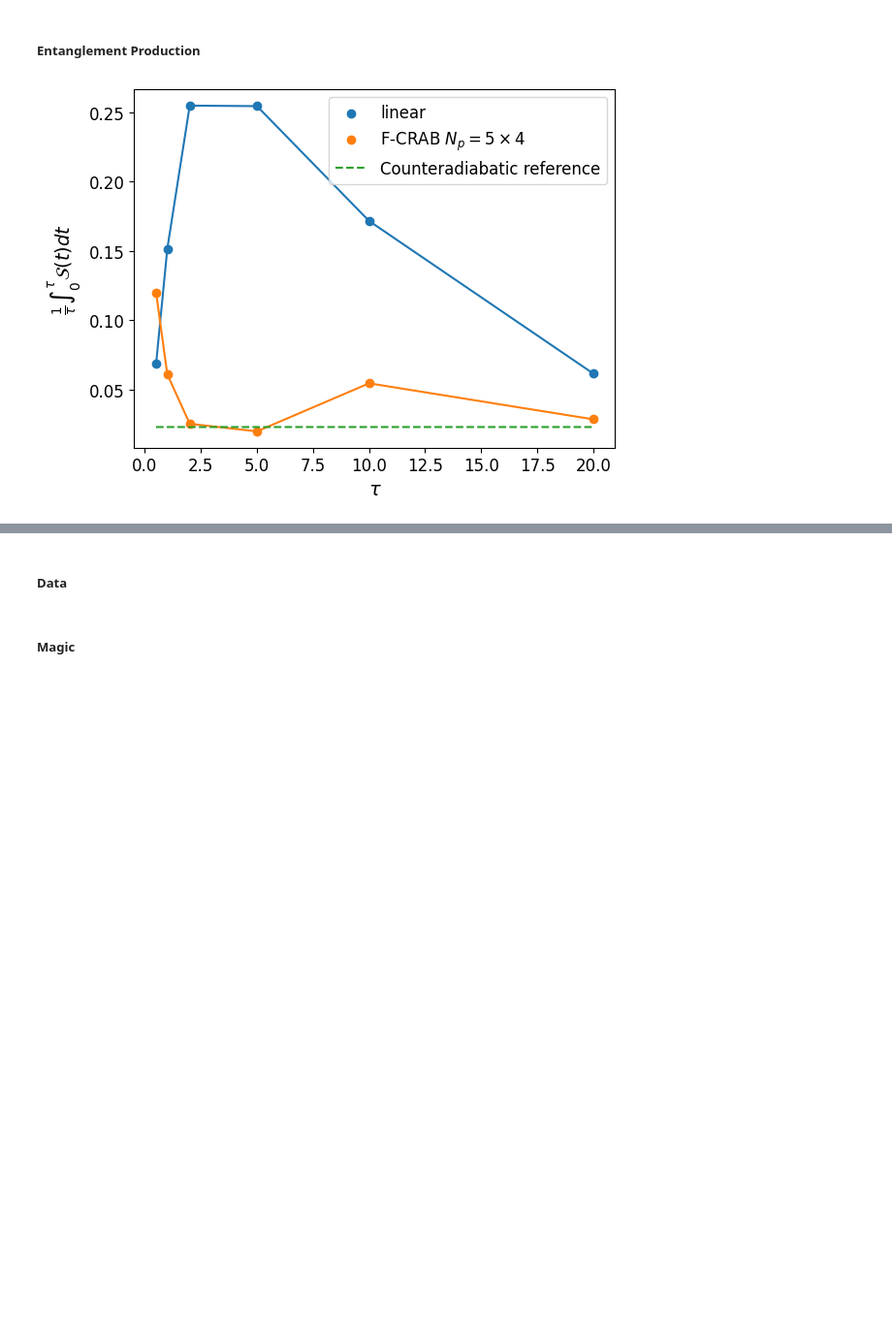
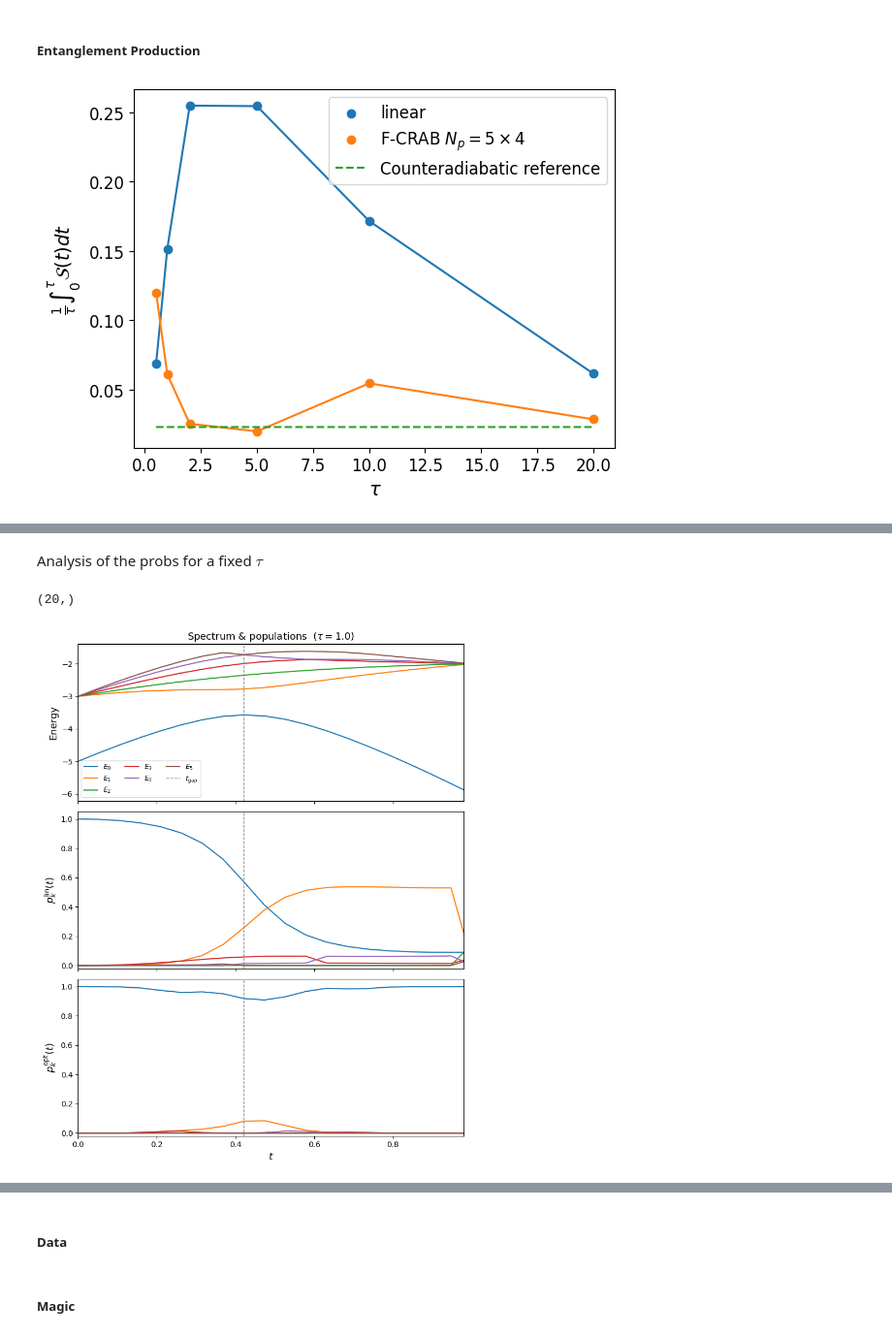
Before and after one commit to emacosta95/Magic4Annealing, a Jupyter notebook: Results.ipynb, the cells around one changed output, grey strips where cells are left out. Shown at 97% size. Drawn from its saved outputs; the diff is of its cells as text; code cells hidden in the pictures; blank space fills up the shorter version.

Commit message:
analysis 1d ising

```diff
--- a/Results.ipynb
+++ b/Results.ipynb
@@ -179,0 +255,64 @@ plt.show()
+# %% [markdown]
+Analysis of the probs for a fixed $\tau$
+# %%
+import numpy as np
+import matplotlib.pyplot as plt
+
+idx_tau = 1
+
+r = results[idx_tau]  # pick your tau
+time = r["time"]
+
+print(time.shape)
+spectrum = r["spectrum"]  # (time_steps, nlevels)
+probs_lin = r["probs_lin"]  # (time_steps, nlevels)
+probs_opt = r["probs_opt"]  # (time_steps, nlevels)
+t_gap = r["t_min_gap"]
+nlevels = spectrum.shape[1]  # 6
+
+colors = [f"C{k}" for k in range(nlevels)]
+labels = [r"$E_0$", r"$E_1$", r"$E_2$", r"$E_3$", r"$E_4$", r"$E_5$"]
+
+fig, axes = plt.subplots(3, 1, figsize=(8, 10), sharex=True)
+
+# ── top: energy spectrum ───────────────────────────────────────────────────────
+ax = axes[0]
+for k in range(nlevels):
+    ax.plot(
+        time / taus[idx_tau], spectrum[:, k], color=colors[k], lw=1.5, label=labels[k]
+    )
+ax.axvline(t_gap / taus[idx_tau], color="gray", ls="--", lw=1, label=r"$t_{\rm gap}$")
+ax.set_ylabel("Energy", fontsize=13)
+ax.legend(ncol=3, fontsize=9)
+ax.set_title(rf"Spectrum & populations  ($\tau={r['tau']:.1f}$)", fontsize=13)
+ax.set_xlim([0, 0.98])
+# ── middle: populations — linear ───────────────────────────────────────────────
+ax = axes[1]
+for k in range(nlevels):
+    ax.plot(
+        time / taus[idx_tau], probs_lin[:, k], color=colors[k], lw=1.5, label=labels[k]
+    )
+ax.axvline(t_gap / taus[idx_tau], color="gray", ls="--", lw=1)
+ax.set_ylabel(r"$p_k^{\rm lin}(t)$", fontsize=13)
+ax.set_ylim(-0.02, 1.05)
+ax.set_xlim([0, 0.98])
+# ── bottom: populations — optimal control ──────────────────────────────────────
+ax = axes[2]
+for k in range(nlevels):
+    ax.plot(
+        (time) / taus[idx_tau],
+        probs_opt[:, k],
+        color=colors[k],
+        lw=1.5,
+        label=labels[k],
+    )
+ax.axvline(t_gap / taus[idx_tau], color="gray", ls="--", lw=1)
+ax.set_ylabel(r"$p_k^{\rm opt}(t)$", fontsize=13)
+ax.set_ylim(-0.02, 1.05)
+ax.set_xlabel(r"$t$", fontsize=13)
+ax.set_xlim([0, 0.98])
+plt.tight_layout()
+plt.show()
+# %% [output]
+(20,)
+[figure, added]
```
Also changed, not shown: parts of 17 cells of this notebook, 4 other files.
